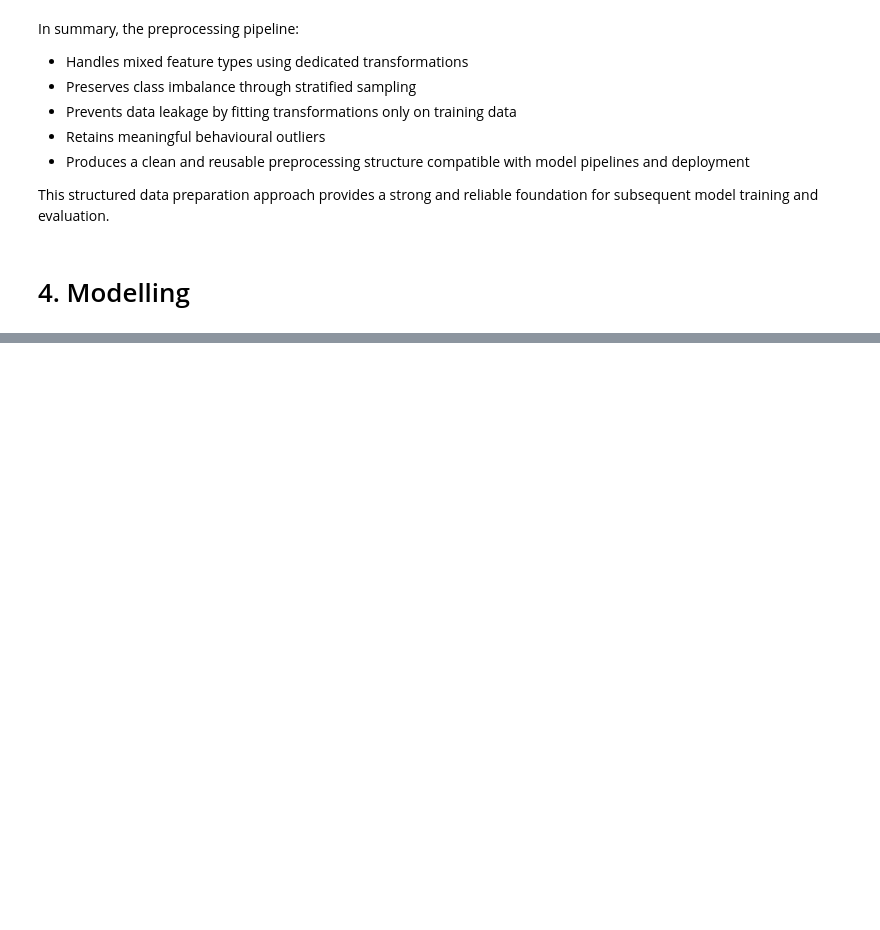
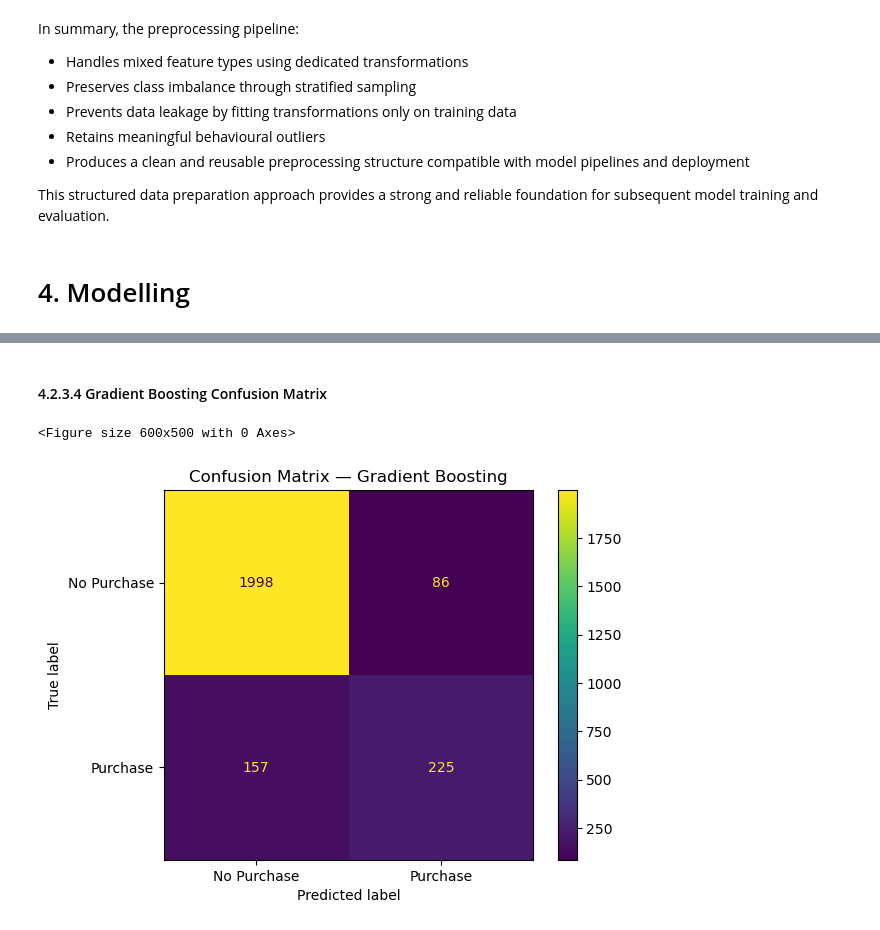
Before and after one commit to honglongg/MLDP-Project-Code, a Jupyter notebook: onlineshoppingpurchasingintention.ipynb, the cells around one changed output, grey strips where cells are left out. Saved outputs shown, nothing was run; the diff lists cells and outputs as text; code cells hidden in the pictures; blank space fills up the shorter version.

```diff
--- a/onlineshoppingpurchasingintention.ipynb
+++ b/onlineshoppingpurchasingintention.ipynb
@@ -547,0 +1045,11 @@ This structured data preparation approach provides a strong and reliable foundat
+# %%
+from sklearn.ensemble import GradientBoostingClassifier
+
+gb_model = Pipeline(steps=[
+    ('preprocess', preprocessor),
+    ('model', GradientBoostingClassifier(
+        random_state=42
+    ))
+])
+
+gb_model
@@ -547,0 +1075,5 @@ This structured data preparation approach provides a strong and reliable foundat
+# %%
+print("Training Gradient Boosting...")
+gb_model.fit(X_train, y_train)
+
+print("Gradient Boosting trained successfully.")
@@ -547,0 +1085,16 @@ This structured data preparation approach provides a strong and reliable foundat
+# %%
+y_pred_gb = gb_model.predict(X_test)
+
+acc_gb = accuracy_score(y_test, y_pred_gb)
+prec_gb = precision_score(y_test, y_pred_gb)
+rec_gb = recall_score(y_test, y_pred_gb)
+f1_gb = f1_score(y_test, y_pred_gb)
+
+print("Gradient Boosting Test Metrics")
+print(f"Accuracy : {acc_gb:.4f}")
+print(f"Precision: {prec_gb:.4f}")
+print(f"Recall   : {rec_gb:.4f}")
+print(f"F1-score : {f1_gb:.4f}")
+
+print("\nClassification Report:")
+print(classification_report(y_test, y_pred_gb))
@@ -547,0 +1153,14 @@ This structured data preparation approach provides a strong and reliable foundat
+# %% [markdown]
+#### 4.2.3.4 Gradient Boosting Confusion Matrix
+# %%
+cm_gb = confusion_matrix(y_test, y_pred_gb)
+disp = ConfusionMatrixDisplay(confusion_matrix=cm_gb,
+                              display_labels=['No Purchase', 'Purchase'])
+
+plt.figure(figsize=(6, 5))
+disp.plot(values_format='d')
+plt.title("Confusion Matrix — Gradient Boosting")
+plt.show()
+# %% [output]
+<Figure size 600x500 with 0 Axes>
+[figure, added]
```
Also changed, not shown: parts of 108 cells of this notebook, 6 other files.
